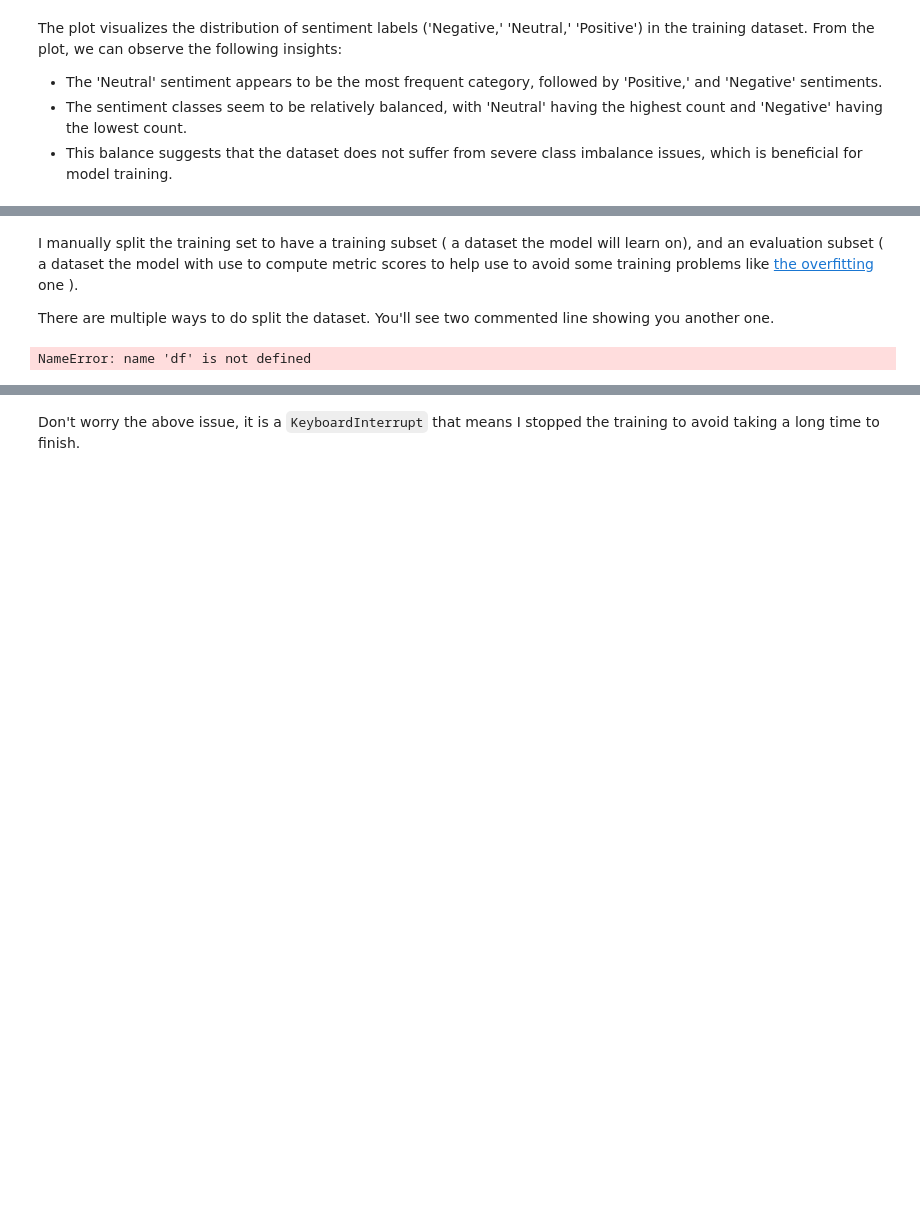
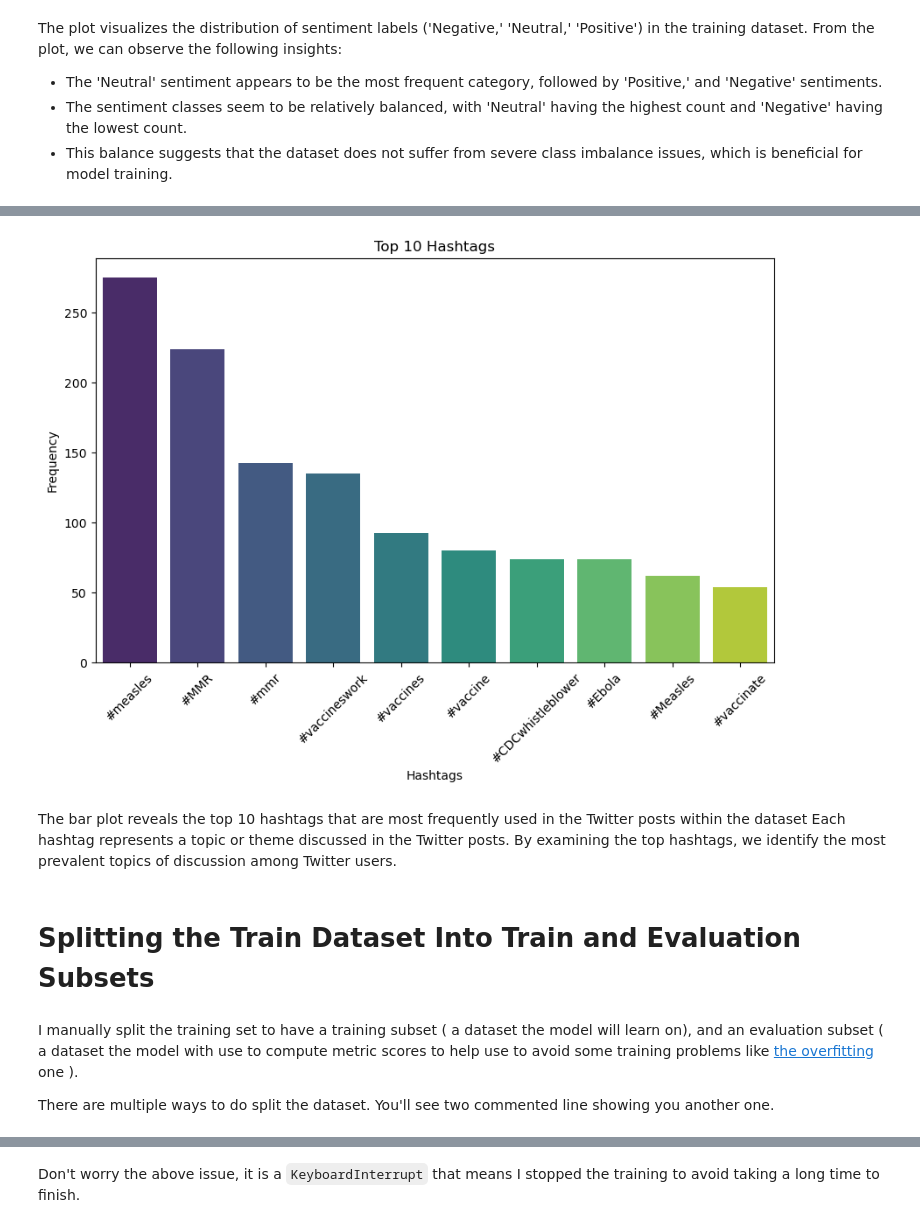
Before and after one commit to rasmodev/NLP-Vaccination-Sentiment-Analysis, a Jupyter notebook: NLP-Vaccination-Sentiment-Analysis.ipynb, the cells around one changed output, grey strips where cells are left out. Cells and saved outputs as stored; diff of their text form; code cells hidden in the pictures; blank space fills up the shorter version.

```diff
--- a/NLP-Vaccination-Sentiment-Analysis.ipynb
+++ b/NLP-Vaccination-Sentiment-Analysis.ipynb
@@ -236,11 +254,37 @@ plt.show()
+# %%
+# Extract hashtags from the 'safe_text' column
+hashtags = train_df['safe_text'].str.findall(r'#\w+')
+
+# Flatten the list of lists into a single list of hashtags
+hashtags = [item for sublist in hashtags for item in sublist]
+
+# Count the frequency of each hashtag
+hashtag_freq = Counter(hashtags)
+
+# Get the top 10 hashtags
+top_10_hashtags = dict(hashtag_freq.most_common(10))
+
+# Create a bar plot to visualize the top 10 hashtags with the 'viridis' color palette
+plt.figure(figsize=(10, 6))
+sns.barplot(x=list(top_10_hashtags.keys()), y=list(top_10_hashtags.values()), palette='viridis')
+plt.xlabel('Hashtags')
+plt.ylabel('Frequency')
+plt.title('Top 10 Hashtags')
+plt.xticks(rotation=45)
+plt.show()
+# %% [output]
+[figure, added]
+# %% [markdown]
+The bar plot reveals the top 10 hashtags that are most frequently used in the Twitter posts within the dataset
+Each hashtag represents a topic or theme discussed in the Twitter posts. By examining the top hashtags, we identify the most prevalent topics of discussion among Twitter users.
+# %% [markdown]
+# Splitting the Train Dataset Into Train and Evaluation Subsets
 # %% [markdown]
 I manually split the training set to have a training subset ( a dataset the model will learn on), and an evaluation subset ( a dataset the model with use to compute metric scores to help use to avoid some training problems like [the overfitting](https://www.ibm.com/cloud/learn/overfitting) one ).
 
 There are multiple ways to do split the dataset. You'll see two commented line showing you another one.
 # %%
 # Split the train data => {train, eval}
-train, eval = train_test_split(df, test_size=0.2, random_state=42, stratify=df['label'])
+train, eval = train_test_split(train_df, test_size=0.2, random_state=42, stratify=train_df['label'])
-# %% [output]
-NameError: name 'df' is not defined
 # %%
 train.head()
```
Also changed, not shown: parts of 24 cells of this notebook.
